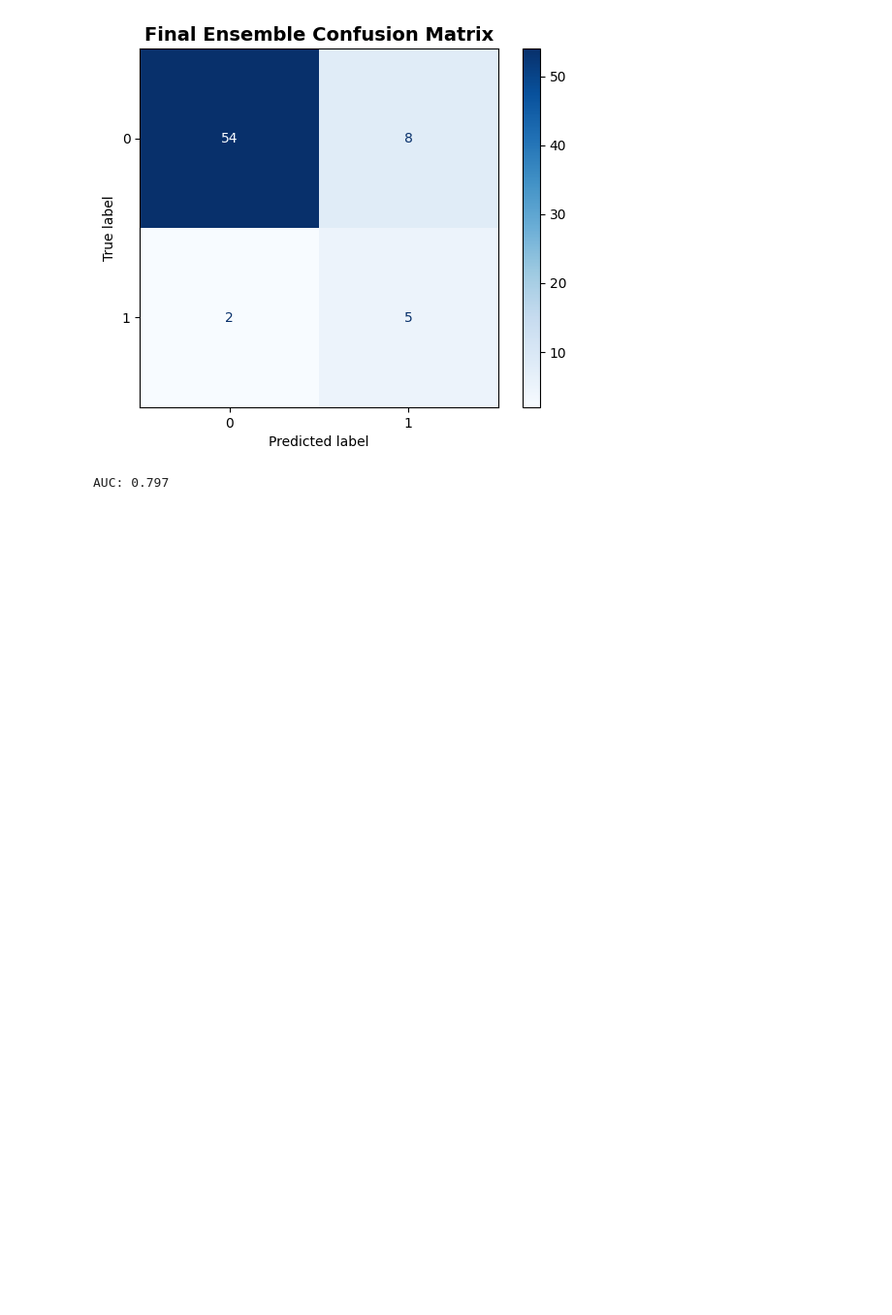
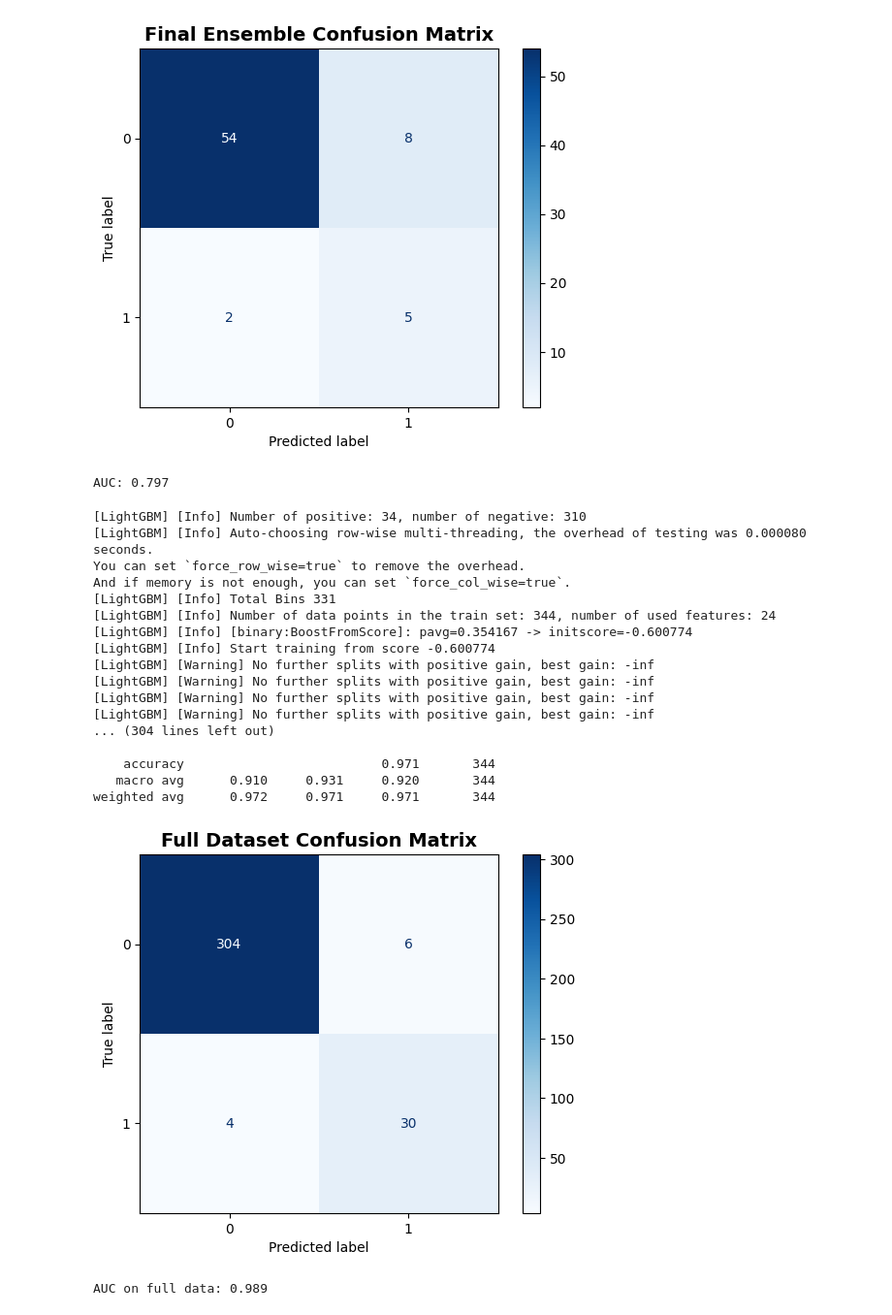
Before and after one commit to DeMeyerRobin/IndustryProject-BariatricSurgeryG1, a Jupyter notebook: ROB_model_making.ipynb, the cells around one changed output. Shown at 97% size. Cells and saved outputs as stored; diff of their text form; code cells hidden in the pictures; blank space fills up the shorter version.

Commit message:
on_full_data

```diff
--- a/ROB_model_making.ipynb
+++ b/ROB_model_making.ipynb
@@ -647,3 +647,78 @@ You can set `force_col_wise=true` to remove the overhead.
 weighted avg      0.905     0.855     0.873        69
 [figure]
 AUC: 0.797
+# %%
+import numpy as np
+import matplotlib.pyplot as plt
+from sklearn.metrics import (
+    classification_report, precision_recall_curve,
+    roc_auc_score, confusion_matrix, ConfusionMatrixDisplay
+)
+
+# ⚠ Ensure feature names are still clean
+X_encoded.columns = X_encoded.columns.str.replace(' ', '_')
+
+# ⚠ Combine your existing models into ensemble
+ensemble = VotingClassifier(
+    estimators=[
+        ('weighted_model', weighted_model),
+        ('calibrated_lr', calibrated_lr),
+        ('lgbm', lgbm)
+    ],
+    voting='soft',
+    weights=[2, 1, 1]
+)
+
+# ⚠ Fit ensemble on full dataset (only the voting layer learns, base models stay unchanged)
+ensemble.fit(X_encoded, y)
+
+# Predict probabilities on full dataset
+y_proba_full = ensemble.predict_proba(X_encoded)[:, 1]
+
+# Threshold optimization
+precision, recall, thresholds = precision_recall_curve(y, y_proba_full)
+f1_scores = 2 * (precision * recall) / (precision + recall + 1e-10)
+optimal_idx = np.argmax(f1_scores)
+optimal_threshold = thresholds[optimal_idx]
+
+print(f"Optimal threshold (full data): {optimal_threshold:.3f}")
+print(f"F1 at optimal: {f1_scores[optimal_idx]:.3f}")
+
+# Predictions using optimal threshold
+y_pred_full = (y_proba_full >= optimal_threshold).astype(int)
+
+# Classification report
+print("\nClassification Report on Full Dataset:")
+print(classification_report(y, y_pred_full, digits=3))
+
+# Confusion matrix
+cm = confusion_matrix(y, y_pred_full)
+disp = ConfusionMatrixDisplay(confusion_matrix=cm)
+disp.plot(cmap='Blues')
+plt.title("Full Dataset Confusion Matrix", fontsize=14, fontweight='bold')
+plt.grid(False)
+plt.show()
+
+# AUC score on full data
+auc_full = roc_auc_score(y, y_proba_full)
+print(f"AUC on full data: {auc_full:.3f}")
+# %% [output]
+[LightGBM] [Info] Number of positive: 34, number of negative: 310
+[LightGBM] [Info] Auto-choosing row-wise multi-threading, the overhead of testing was 0.000080 seconds.
+You can set `force_row_wise=true` to remove the overhead.
+And if memory is not enough, you can set `force_col_wise=true`.
+[LightGBM] [Info] Total Bins 331
+[LightGBM] [Info] Number of data points in the train set: 344, number of used features: 24
+[LightGBM] [Info] [binary:BoostFromScore]: pavg=0.354167 -> initscore=-0.600774
+[LightGBM] [Info] Start training from score -0.600774
+[LightGBM] [Warning] No further splits with positive gain, best gain: -inf
+[LightGBM] [Warning] No further splits with positive gain, best gain: -inf
+[LightGBM] [Warning] No further splits with positive gain, best gain: -inf
+[LightGBM] [Warning] No further splits with positive gain, best gain: -inf
+... (304 lines left out)
+
+    accuracy                          0.971       344
+   macro avg      0.910     0.931     0.920       344
+weighted avg      0.972     0.971     0.971       344
+[figure, added]
+AUC on full data: 0.989
```
